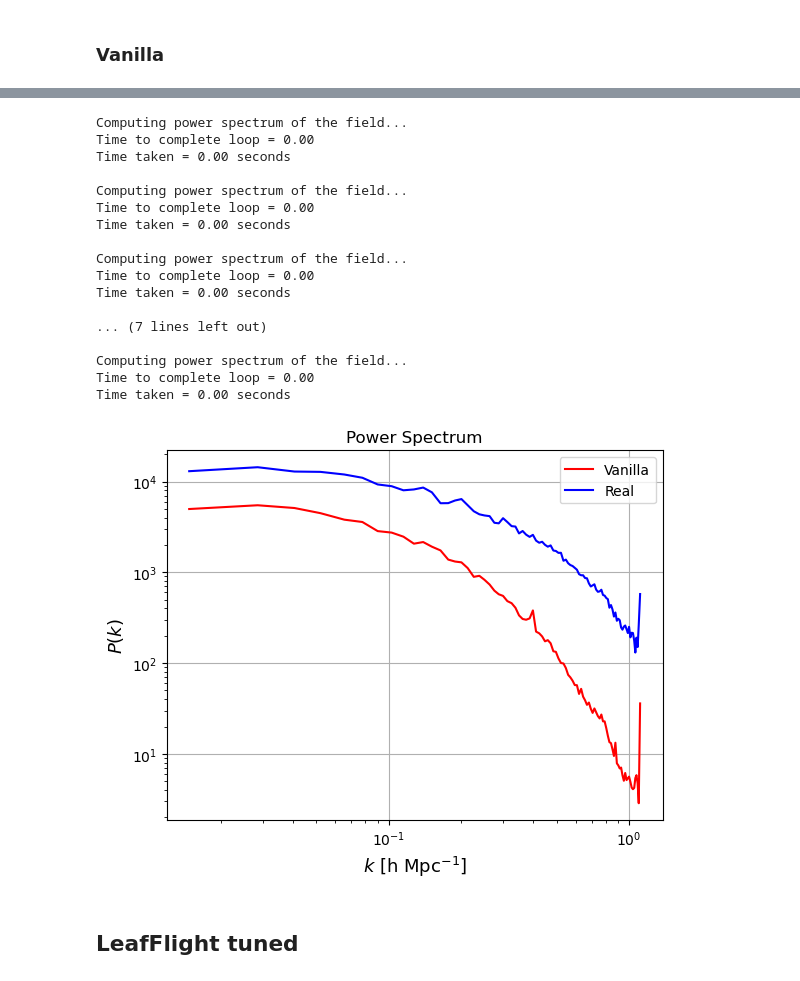
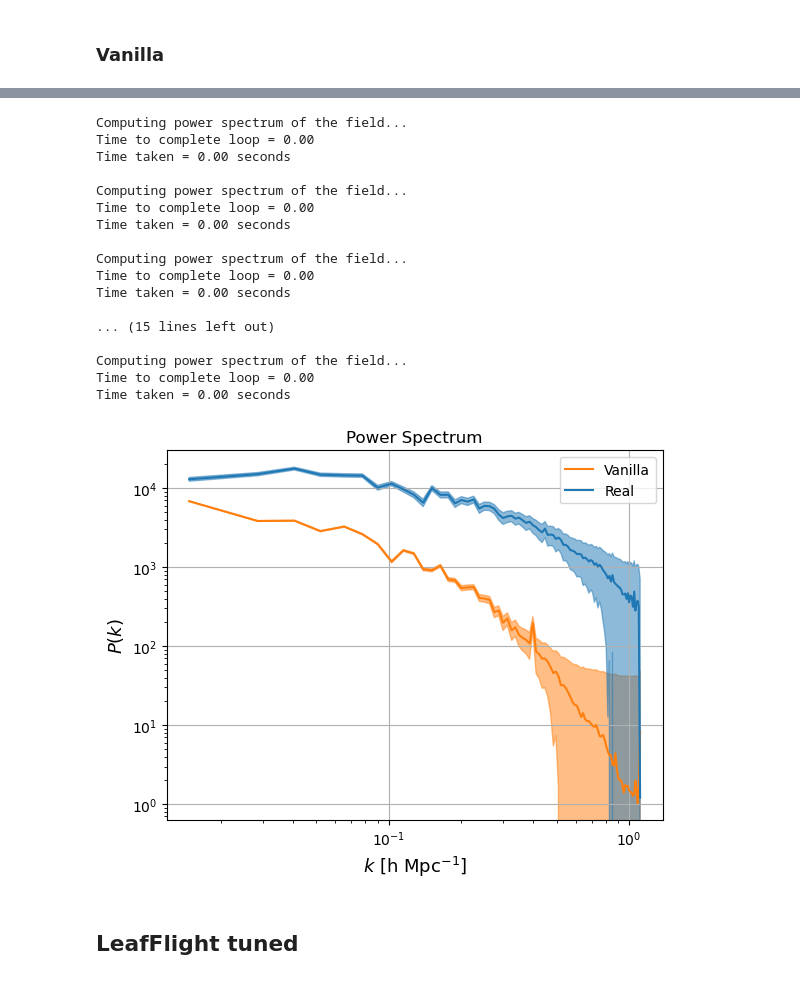
Before and after one commit to luigiEG/FYS5429_Project2, a Jupyter notebook: Slices_Main/Emulator/Emulator_analysis.ipynb, the cells around one changed output, grey strips where cells are left out. Cells and saved outputs as stored; diff of their text form; code cells hidden in the pictures.

```diff
--- a/Slices_Main/Emulator/Emulator_analysis.ipynb
+++ b/Slices_Main/Emulator/Emulator_analysis.ipynb
@@ -10,7 +10,7 @@ from torchvision import datasets, transforms
 from sklearn.model_selection import train_test_split
 # %%
 # Set the directory containing the images
-input_directory = 'data'
+input_directory = '/uio/hume/student-u24/martacor/Simulation/FML/FML/COLASolver/output/slices/data'
 
 transform = transforms.Compose([transforms.ToTensor()])
 
@@ -204,38 +204,44 @@ plt.savefig('results/MSE_distribution_vanilla.png')
 # %%
 # get the PS of the test set
 PS = mean_PS_from_dataloader(test_loader)
+std = std_PS_from_dataloader(test_loader)
 PS_vanilla = mean_PS_from_dataloader(test_loader, model)
+std_vanilla = std_PS_from_dataloader(test_loader, model)
 plt.figure()
-plt.plot(PS_vanilla[:, 0], PS_vanilla[:, 1], 'r', label='Vanilla')
-plt.plot(PS[:, 0], PS[:, 1], 'b', label='Real')
+plt.plot(PS_vanilla[:, 0], PS_vanilla[:, 1], color = 'tab:orange', label='Vanilla')
+plt.plot(PS[:, 0], PS[:, 1], 'tab:blue', label='Real')
+plt.fill_between(PS_vanilla[:, 0],PS_vanilla[:, 1]-std_vanilla,PS_vanilla[:,1]+std_vanilla,color = 'tab:orange',alpha=0.5)
+plt.fill_between(PS[:,0],PS[:,1]-std,PS[:,1]+std,color ='tab:blue',alpha=0.5)
 plt.xscale('log')
 plt.yscale('log')
+#plt.xlim(0.014,1.)
+#plt.ylim(1E0,10E4)
 plt.legend()
 plt.xlabel(r'$k$ [h $\mathrm{Mpc^{-1}}$]', fontsize = 13)
 plt.ylabel(r'$P(k)$', fontsize = 13)
 plt.title('Power Spectrum')
 plt.grid()
 # save the plot
 plt.savefig('results/Power_Spectrum_vanilla.png')
 # %% [output]
 Computing power spectrum of the field...
 Time to complete loop = 0.00
 Time taken = 0.00 seconds
 
 Computing power spectrum of the field...
 Time to complete loop = 0.00
 Time taken = 0.00 seconds
 
 Computing power spectrum of the field...
 Time to complete loop = 0.00
 Time taken = 0.00 seconds
 
-... (7 lines left out)
+... (15 lines left out)
 
 Computing power spectrum of the field...
 Time to complete loop = 0.00
 Time taken = 0.00 seconds
-[figure, old version]
+[figure, new version]
 # %% [markdown]
 ## LeafFlight tuned
 # %%
```
Also changed, not shown: parts of 16 cells of this notebook.
